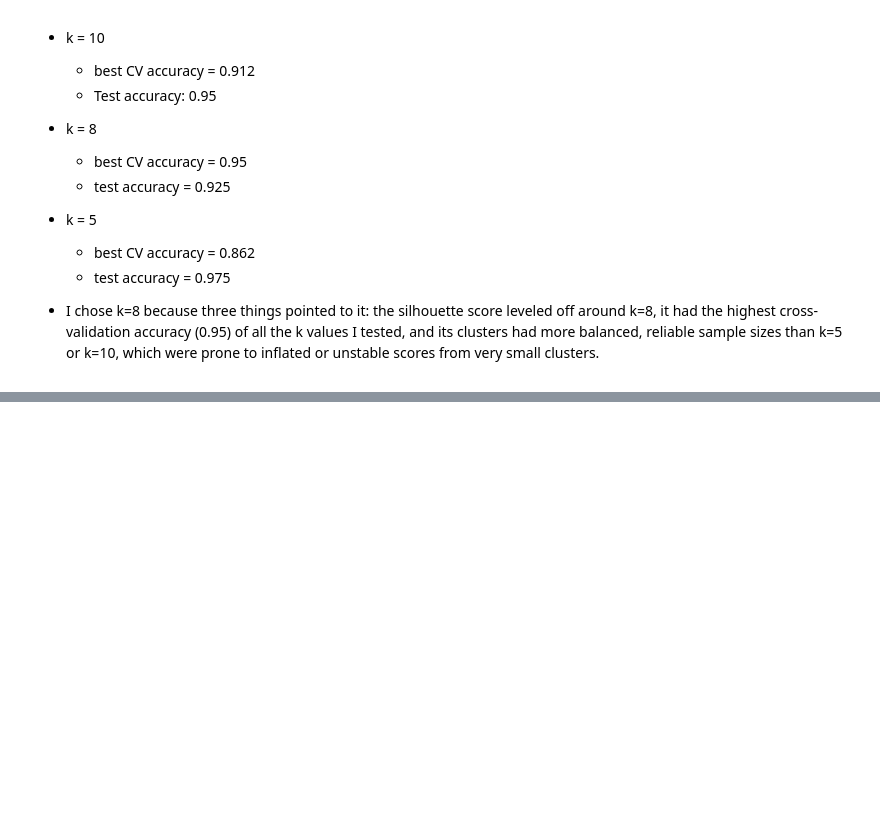
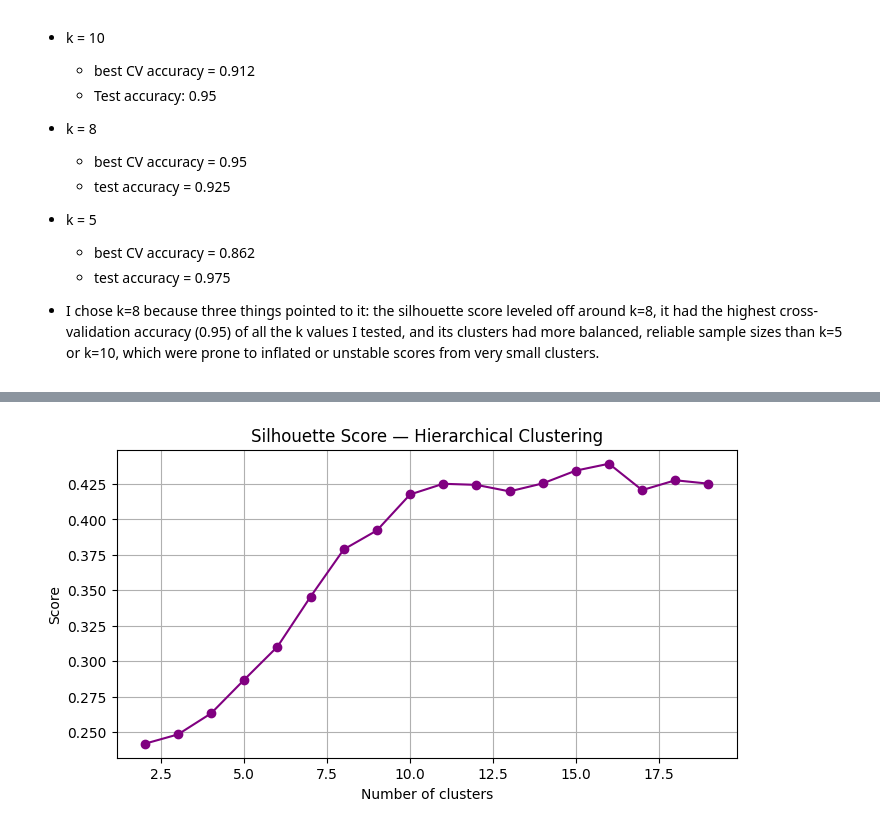
Before and after one commit to laibanadeem1/ML-Internship, a Jupyter notebook: KmeansClustering.ipynb, the cells around one changed output, grey strips where cells are left out. Cells and saved outputs as stored; diff of their text form; code cells hidden in the pictures; blank space fills up the shorter version.

```diff
--- a/KmeansClustering.ipynb
+++ b/KmeansClustering.ipynb
@@ -297,0 +369,20 @@ weighted avg       0.94      0.93      0.92        40
+# %%
+#Step 2:
+k_range = range(2, 20)
+sil_scores_hier = []
+
+for k_test in k_range:
+    hc = AgglomerativeClustering(n_clusters=k_test, linkage='ward')
+    labels = hc.fit_predict(mall_x)
+    score = silhouette_score(mall_x, labels)
+    sil_scores_hier.append(score)
+
+plt.figure(figsize=(8, 4))
+plt.plot(list(k_range), sil_scores_hier, marker='o', color='purple')
+plt.title("Silhouette Score — Hierarchical Clustering")
+plt.xlabel("Number of clusters")
+plt.ylabel("Score")
+plt.grid(True)
+plt.show()
+# %% [output]
+[figure, added]
```
Also changed, not shown: parts of 9 cells of this notebook.
